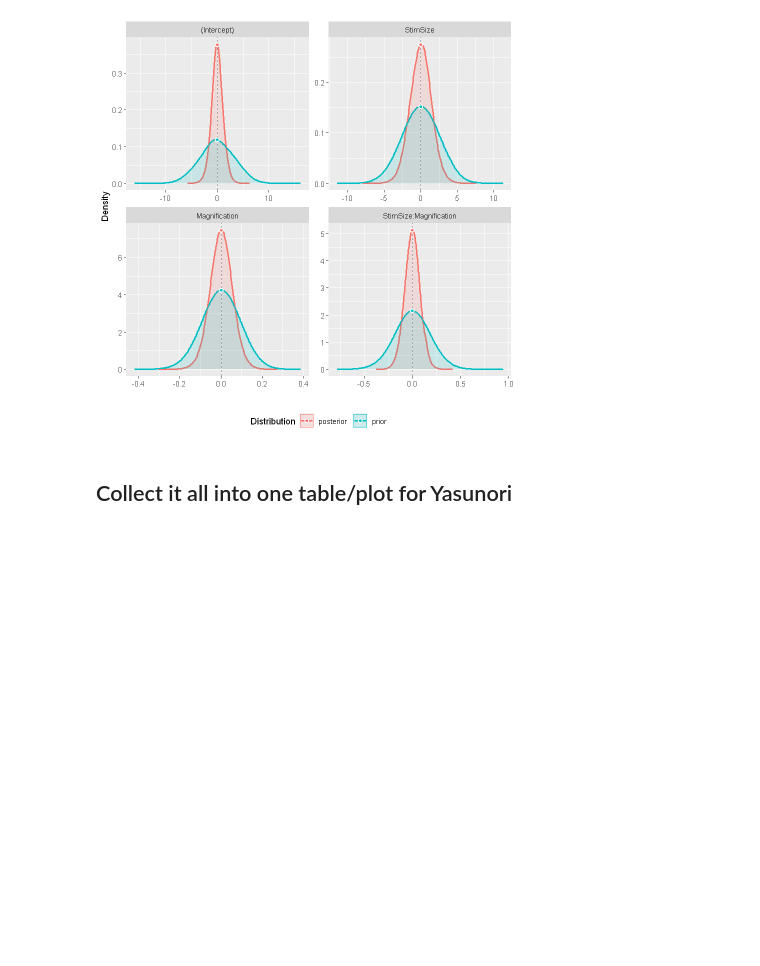
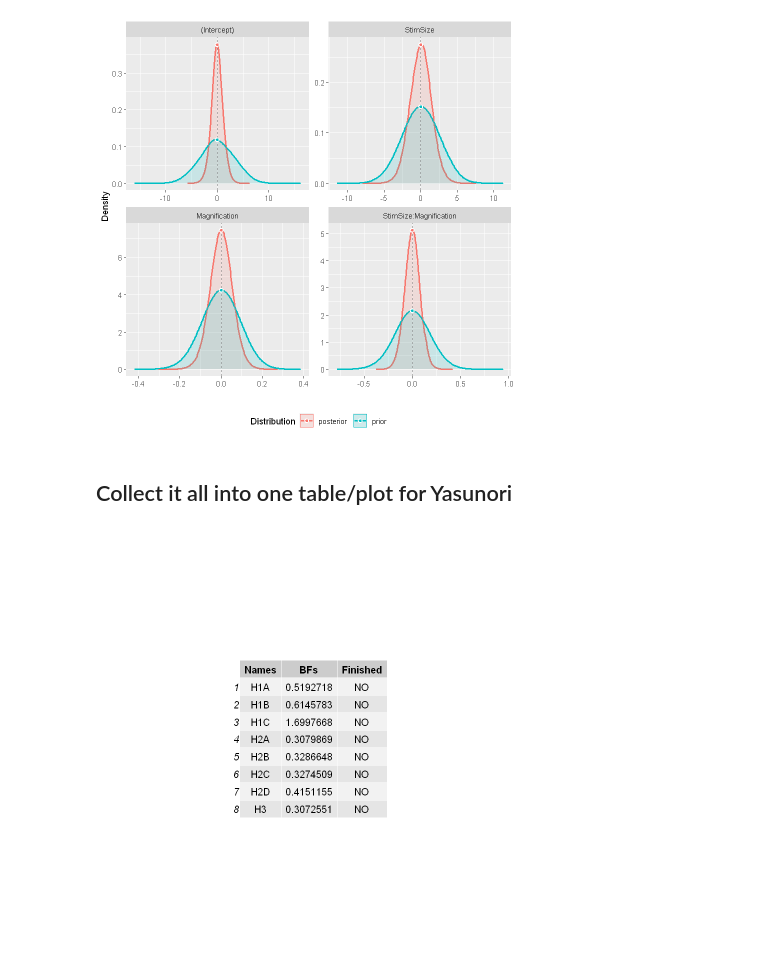
Before and after one commit to ArielZJ/Precision-Phenomenology-Data-Analysis, a Jupyter notebook: Fovea vs. Periphery Color Similarity Pilot Analysis - 2stim Analysis.ipynb, the cells around one changed output. Drawn from its saved outputs; the diff is of its cells as text; code cells hidden in the pictures; blank space fills up the shorter version.

```diff
--- a/Fovea vs. Periphery Color Similarity Pilot Analysis - 2stim Analysis.ipynb
+++ b/Fovea vs. Periphery Color Similarity Pilot Analysis - 2stim Analysis.ipynb
@@ -2514,21 +2514,48 @@ BF.table <- function(){
 
     #H1A
     h1a.bf <- exp(h.one.a@bayesFactor$bf)
+    #print(h1a.bf)
     #H1B
     h1b.bf <- exp(h.one.b@bayesFactor$bf)
+    #print(h1b.bf)
     #H1C
     h1c.bf <- exp(h.one.c@bayesFactor$bf)
+    #print(h1c.bf)
 
     #H2A
     h2a.bf <- exp(h1a.cc$log_BF)
+    #print(h2a.bf)
     #H2B
-    h2b.bf <- exp(h1b.cc$log_BF)
+    h2b.bf <- exp(h1a.cp$log_BF)
+    #print(h2b.bf)
     #H2C
-    h2c.bf <- exp(h1c.cc$log_BF)
+    h2c.bf <- exp(h1a.pp$log_BF)
+    #print(h2c.bf)
 
     #H2D
-    h2d.bf <- exp(h1b.model$log_BF)
+    h2d.bf <- exp(h1b.model$log_BF[4])
 
     #H3
     h3.bf <- exp(h3$log_BF)
+
+    BFs <- c(h1a.bf,h1b.bf,h1c.bf,
+             h2a.bf,h2b.bf,h2c.bf,
+             h2d.bf,
+             h3.bf)
+
+    Names <- c('H1A','H1B','H1C',
+              'H2A','H2B','H2C',
+              'H2D',
+              'H3')
+    bf.df <- data.frame(Names,BFs)
+
+    bf.df$Finished <- 'NO'
+    bf.df$Finished[bf.df$BFs < 0.1] <- 'YES'
+    bf.df$Finished[bf.df$BFs > 10] <- 'YES'
+
+    return(bf.df)
 }
+# %%
+grid.table(BF.table())
+# %% [output]
+[figure, added]
```
Also changed, not shown: parts of 1 cell of this notebook.
